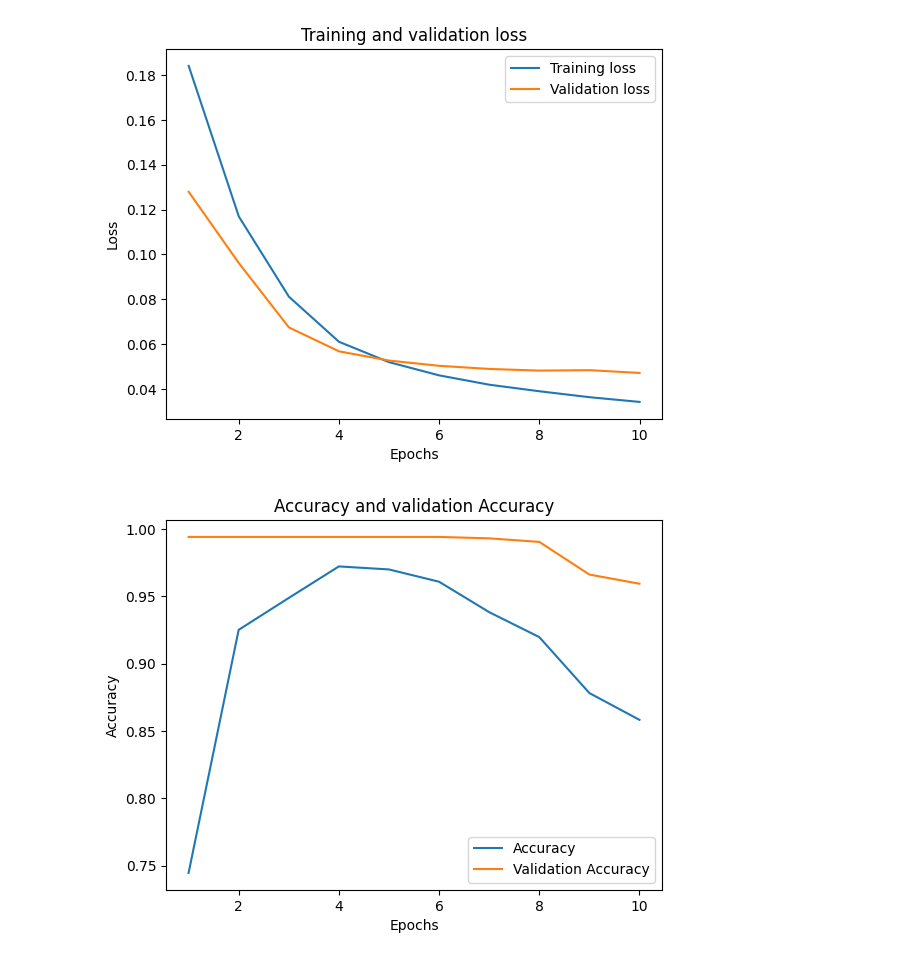
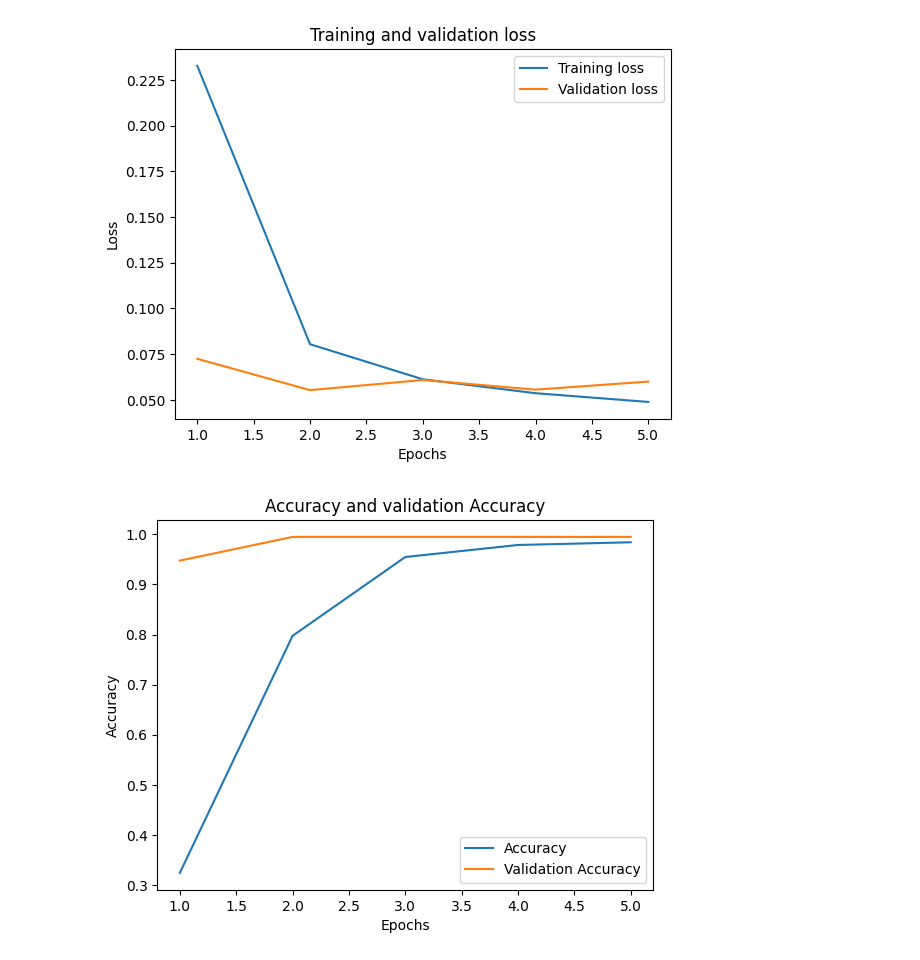
Before and after one commit to Ebzz12/CAB420-Group-Assignment-, a Jupyter notebook: toxic_classification.ipynb, the cells around one changed output. Drawn from its saved outputs; the diff is of its cells as text; code cells hidden in the pictures.

```diff
--- a/toxic_classification.ipynb
+++ b/toxic_classification.ipynb
@@ -54,6 +54,10 @@ val_Y = train_y[samples[train_samples: val_samples]]
 test_X = train_x[samples[val_samples:num_samples]]
 test_Y = train_y[samples[val_samples:num_samples]]
 # %%
-print(train_X.head)
-print(train_Y[15674])
+train_y_df = pd.DataFrame(train_Y, columns=list_classes)
+rowsums=train_y_df.iloc[:,0:].sum(axis=1)
+train_y_df['clean']=(rowsums==0)
+print(train_y_df['clean'].sum())
+# Print the DataFrame
+print(train_y_df)
 # %% [output]
@@ -105,24 +136,26 @@ def find_max_list(list):
 
 max_length = max(find_max_list(train_sequences),find_max_list(val_sequences), find_max_list(test_sequences))
 
-train_padded_X = pad_sequences(train_sequences, maxlen=150)
-val_padded_X = pad_sequences(val_sequences, maxlen=150)
-test_padded_X = pad_sequences(test_sequences, maxlen=150)
+train_padded_X = pad_sequences(train_sequences, maxlen=int(max_length/2))
+val_padded_X = pad_sequences(val_sequences, maxlen=int(max_length/2))
+test_padded_X = pad_sequences(test_sequences, maxlen=int(max_length/2))
 
 #print(val_sequences[0])
 # %%
-inp = Input(shape=(150, ))
+inp = Input(shape=(int(max_length/2), ))
 x = Embedding(max_words, 128)(inp)
 x = LSTM(64, return_sequences=True,name='lstm_layer')(x)
 x = GlobalMaxPool1D()(x)
-x = Dropout(0.2)(x)
-x = Dense(64, activation="relu")(x)
-x = Dropout(0.2)(x)
+x = Dropout(0.5)(x)
 x = Dense(32, activation="relu")(x)
-x = Dropout(0.2)(x)
+x = Dropout(0.5)(x)
+x = Dense(16, activation="relu")(x)
+x = Dropout(0.5)(x)
 
 x = Dense(6, activation='sigmoid')(x)
 model = Model(inputs=inp, outputs=x)
-model.compile('adam', 'binary_crossentropy', metrics=['accuracy'])
+
 print(model.summary())
+model_2=Model(inputs=inp, outputs=x)
+model_2.compile('adam', 'binary_crossentropy', metrics=['accuracy'])
 # %% [output]
@@ -144,7 +177,7 @@ Non-trainable params: 0
 _________________________________________________________________
 None
 # %%
-history = model.fit(train_padded_X, train_Y,
+history = model_2.fit(train_padded_X, train_Y,
           batch_size= 128,
           epochs=5,
           validation_data= [val_padded_X, val_Y])
@@ -159,21 +195,21 @@ Epoch 4/5
 # %%
-loss = history_0.history['loss']
-val_loss = history_0.history['val_loss']
+loss = history.history['loss']
+val_loss = history.history['val_loss']
 
 epochs = range(1, len(loss)+1)
 
 plt.plot(epochs, loss, label='Training loss')
 plt.plot(epochs, val_loss, label='Validation loss')
 plt.title('Training and validation loss')
 plt.xlabel('Epochs')
 plt.ylabel('Loss')
 plt.legend()
 plt.show();
 # %% [output]
-[figure, old version]
+[figure, new version]
 # %%
-loss = history_0.history['accuracy']
-val_loss = history_0.history['val_accuracy']
+loss = history.history['accuracy']
+val_loss = history.history['val_accuracy']
 
 epochs = range(1, len(loss)+1)
 
@@ -185,5 +221,5 @@ plt.ylabel('Accuracy')
 plt.legend()
 plt.show();
 # %% [output]
-[figure, old version]
+[figure, new version]
 # %%
```
Also changed, not shown: parts of 7 cells of this notebook.
